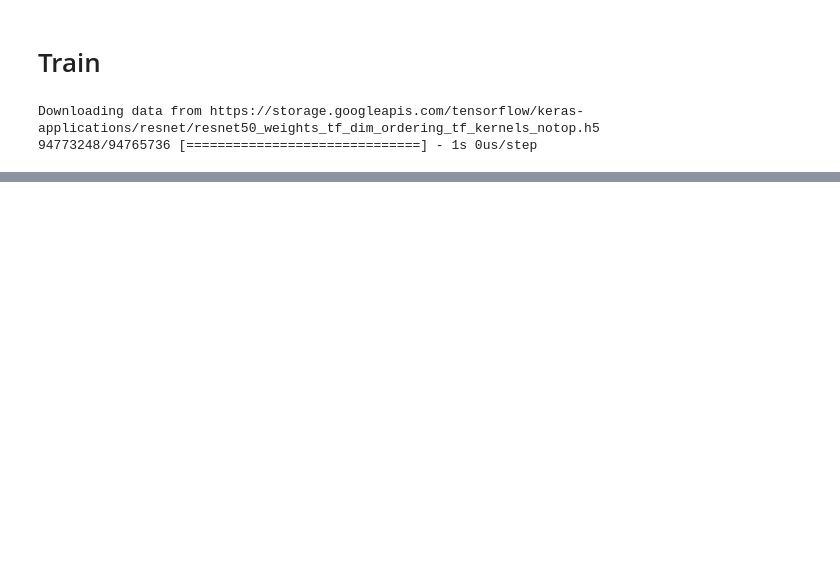
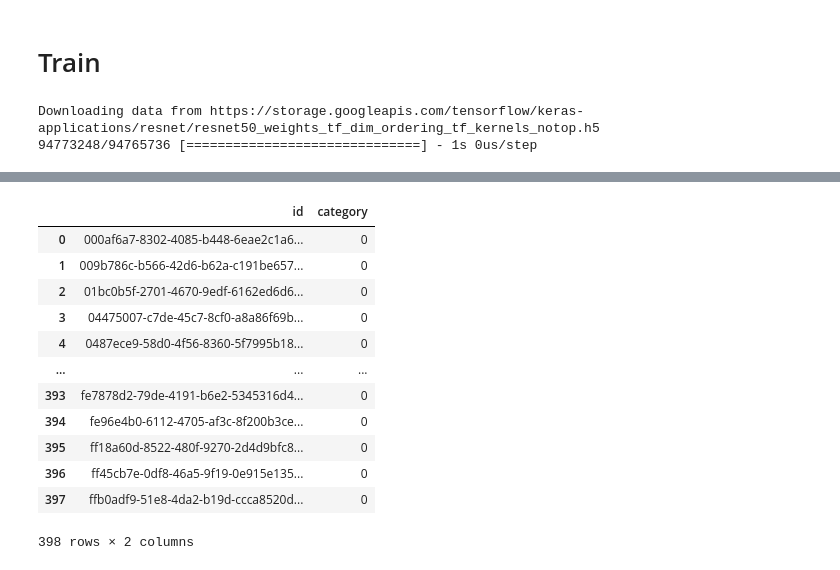
Before and after one commit to CakeNuthep/Super_AI, a Jupyter notebook: 22p22c0044_ศุภชัย_W3HW1_04102020.ipynb, the cells around one changed output, grey strips where cells are left out. Drawn from its saved outputs; the diff is of its cells as text; code cells hidden in the pictures; blank space fills up the shorter version.

```diff
--- a/22p22c0044_ศุภชัย_W3HW1_04102020.ipynb
+++ b/22p22c0044_ศุภชัย_W3HW1_04102020.ipynb
@@ -257,0 +258,16 @@ acc
+# %%
+df_compete
+# %% [output]
+|  | id | category |
+| 0 | 000af6a7-8302-4085-b448-6eae2c1a6... | 0 |
+| 1 | 009b786c-b566-42d6-b62a-c191be657... | 0 |
+| 2 | 01bc0b5f-2701-4670-9edf-6162ed6d6... | 0 |
+| 3 | 04475007-c7de-45c7-8cf0-a8a86f69b... | 0 |
+| 4 | 0487ece9-58d0-4f56-8360-5f7995b18... | 0 |
+| ... | ... | ... |
+| 393 | fe7878d2-79de-4191-b6e2-5345316d4... | 0 |
+| 394 | fe96e4b0-6112-4705-af3c-8f200b3ce... | 0 |
+| 395 | ff18a60d-8522-480f-9270-2d4d9bfc8... | 0 |
+| 396 | ff45cb7e-0df8-46a5-9f19-0e915e135... | 0 |
+| 397 | ffb0adf9-51e8-4da2-b19d-ccca8520d... | 0 |
+398 rows × 2 columns
```
Also changed, not shown: parts of 16 cells of this notebook.
